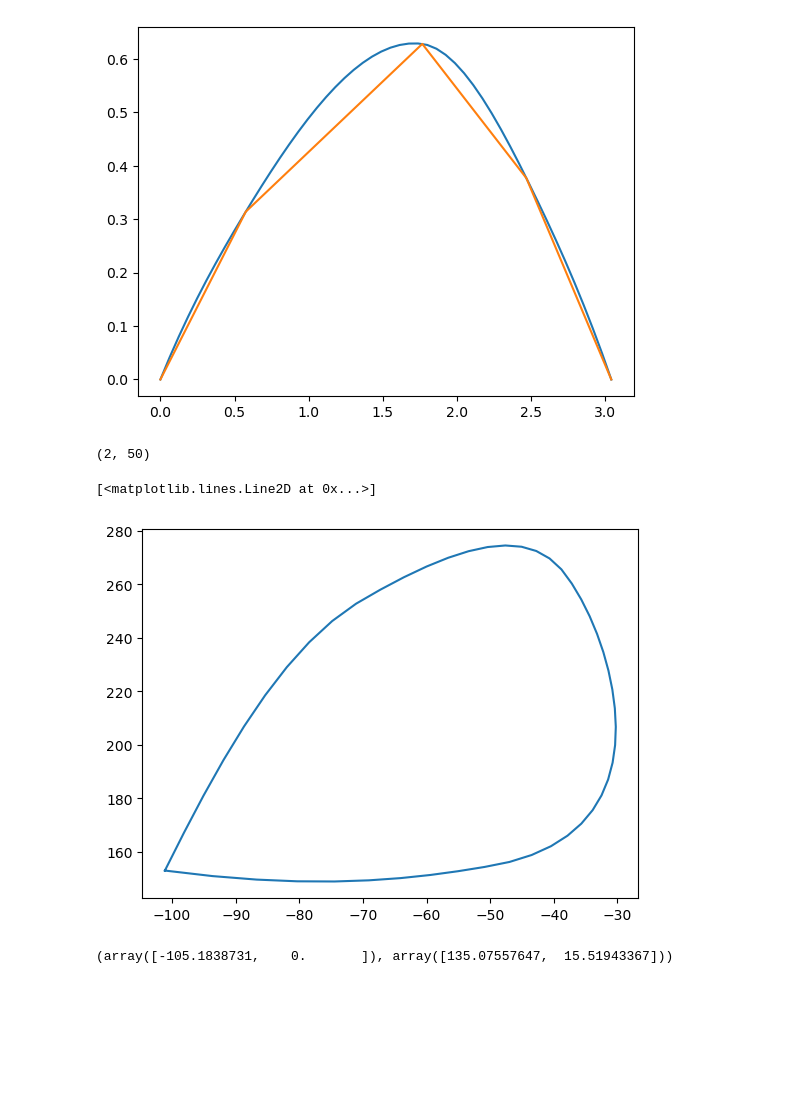
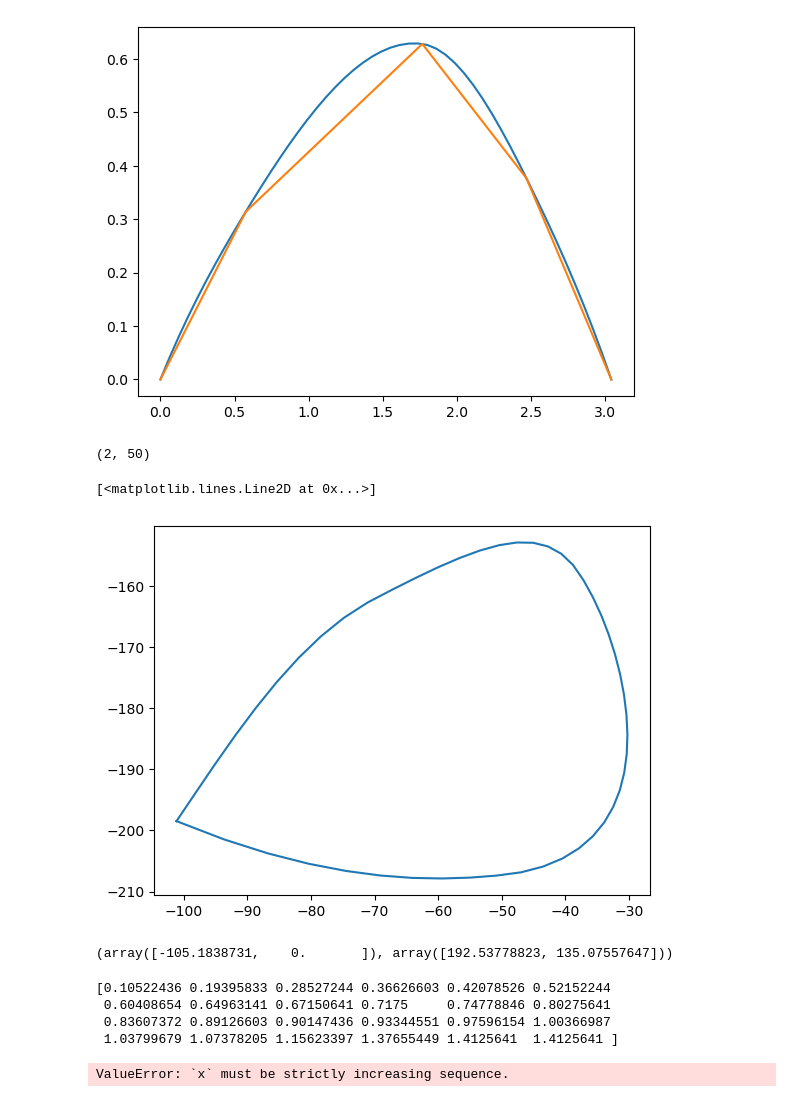
Before and after one commit to hatofly/jishupuro_code, a Jupyter notebook: scripts/traj_sandbox.ipynb, the cells around one changed output. Saved outputs shown, nothing was run; the diff lists cells and outputs as text; code cells hidden in the pictures; blank space fills up the shorter version.

```diff
--- a/scripts/traj_sandbox.ipynb
+++ b/scripts/traj_sandbox.ipynb
@@ -37,17 +37,17 @@ plt.plot(traj[:,2],traj[:,0])
 # %%
 def point_scal(th1,th2):
     x = 125*math.sin(th1)-125*math.sin(th2-th1)
-    y = 125*math.cos(th2)+125*math.cos(th2-th1)
+    y = 125*math.cos(th1)+125*math.cos(th2-th1)
     return x,y
 point = np.vectorize(point_scal)
 points = np.array(point(f0(np.linspace(traj[0,2],traj[-1,2])),f1(np.linspace(traj[0,2],traj[-1,2]))))
 print(points.shape)
-plt.plot(points[0],300-points[1])
+plt.plot(points[0],-points[1])
 # %% [output]
 (2, 50)
 [<matplotlib.lines.Line2D at 0x...>]
-[figure, old version]
+[figure, new version]
 # %%
 point([0,1],[1,2])
 # %% [output]
-(array([-105.1838731,    0.       ]), array([135.07557647,  15.51943367]))
+(array([-105.1838731,    0.       ]), array([192.53778823, 135.07557647]))
@@ -53,0 +100,19 @@ point([0,1],[1,2])
+# %%
+print(traj2[:,2])
+# %% [output]
+[0.10522436 0.19395833 0.28527244 0.36626603 0.42078526 0.52152244
+ 0.60408654 0.64963141 0.67150641 0.7175     0.74778846 0.80275641
+ 0.83607372 0.89126603 0.90147436 0.93344551 0.97596154 1.00366987
+ 1.03799679 1.07378205 1.15623397 1.37655449 1.4125641  1.4125641 ]
+# %%
+from scipy import interpolate
+
+f0 = np.vectorize(interpolate.Akima1DInterpolator(traj2[:,2],traj2[:,0]))
+f1 = np.vectorize(interpolate.Akima1DInterpolator(traj2[:,2],traj2[:,1]))
+
+
+plt.plot(np.linspace(traj2[0,2],traj2[-1,2]),f1(np.linspace(traj2[0,2],traj2[-1,2])))
+plt.plot(traj2[:,2],traj2[:,0])
+print(traj2[:,2])
+# %% [output]
+ValueError: `x` must be strictly increasing sequence.
```
Also changed, not shown: parts of 4 cells of this notebook, 1 other file.
